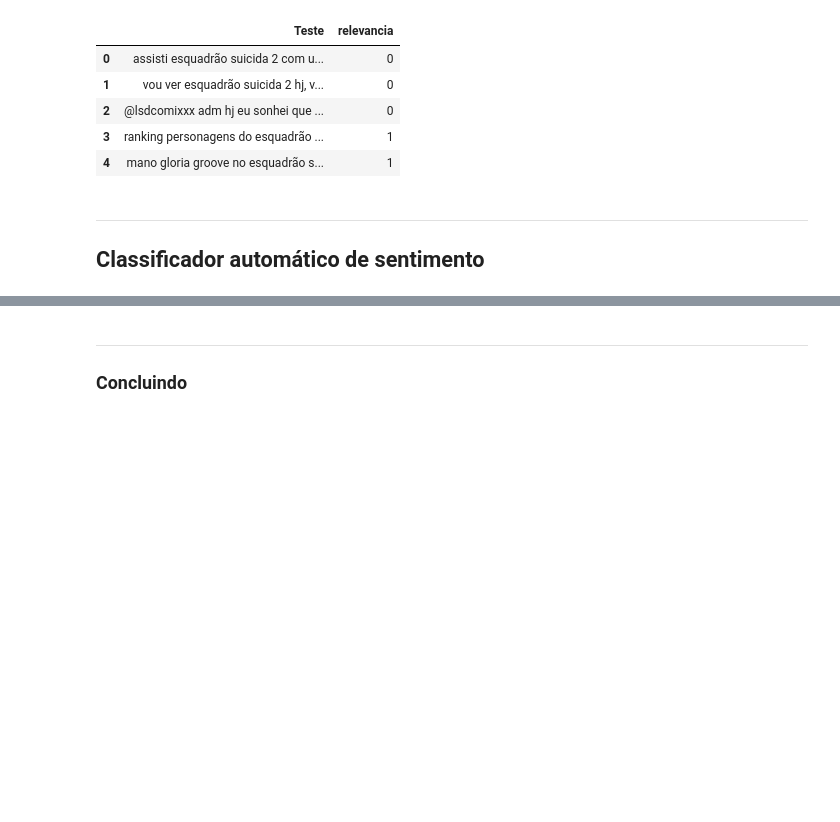
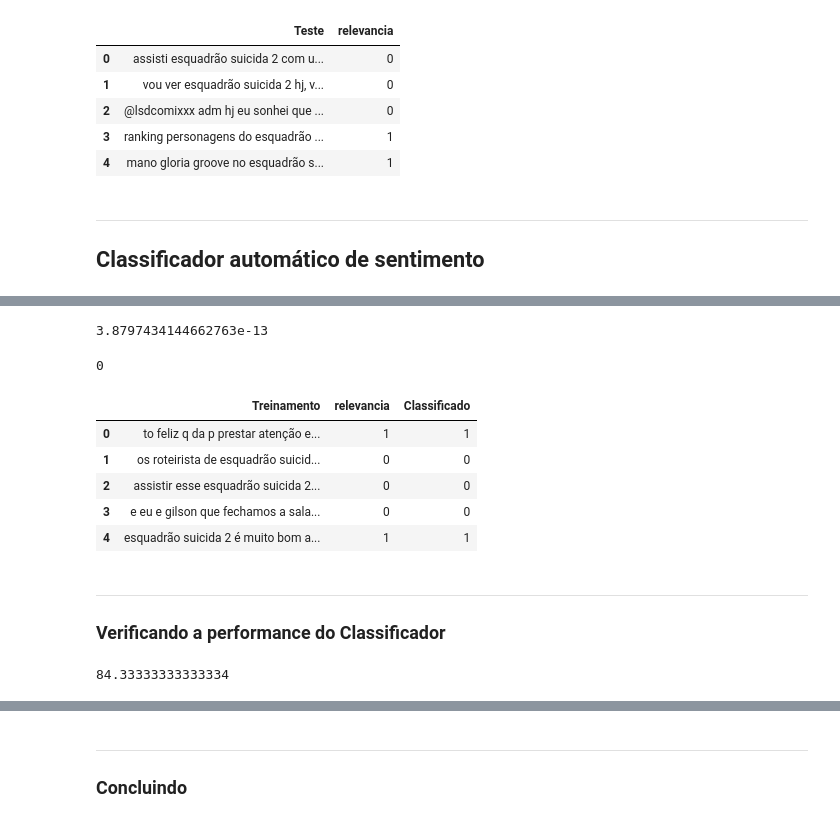
Before and after one commit to lucasgurgeln/Projeto-1-CDADOS, a Jupyter notebook: Projeto1_Layout_Classificador.ipynb, the cells around one changed output, grey strips where cells are left out. Cells and saved outputs as stored; diff of their text form; code cells hidden in the pictures; blank space fills up the shorter version.

```diff
--- a/Projeto1_Layout_Classificador.ipynb
+++ b/Projeto1_Layout_Classificador.ipynb
@@ -287,0 +196,19 @@ Falso Negativo: 19%
+# %%
+# função que determina a probabilidade relevante dado a uma frase
+def prob_R(text):
+    Prob1 = 1
+    for i in text.split():
+        if i in fpdr:
+
+            Alaplace_relevante = laplace(fpdr[i], pr)
+
+            Prob1 *= Alaplace_relevante
+        else:
+            Alaplace_relevante = laplace(0, pr)
+
+            Prob1 *= Alaplace_relevante
+    return Prob1
+
+print(prob_R('assistir esse esquadrão suicida 2 de marola'))
+# %% [output]
+3.8797434144662763e-13
@@ -287,0 +230,36 @@ Falso Negativo: 19%
+# %%
+# fazendo a comparação das probabilidades para delvolver se é relevante ou não
+def probabilidades(text):
+    if prob_R(text)*pr > prob_I(text)*pi:
+        return 1
+    else:
+        return 0
+
+print(probabilidades('vi esquadrão suicida 2 hj com minhas irmã '))
+# %% [output]
+0
+# %%
+dados['Classificado'] = dados.Treinamento.apply(probabilidades)
+dados.head()
+# %% [output]
+|  | Treinamento | relevancia | Classificado |
+| 0 | to feliz q da p prestar atenção e... | 1 | 1 |
+| 1 | os roteirista de esquadrão suicid... | 0 | 0 |
+| 2 | assistir esse esquadrão suicida 2... | 0 | 0 |
+| 3 | e eu e gilson que fechamos a sala... | 0 | 0 |
+| 4 | esquadrão suicida 2 é muito bom a... | 1 | 1 |
+# %% [markdown]
+___
+### Verificando a performance do Classificador
+# %%
+#Aqui nos verificamos a acuracia do nosso modelo para a base de treinamento
+
+dadossepara1=dados.loc[(dados['Classificado']==1)&(dados['relevancia']==1),:]
+dadosverdadeiro1=dadossepara1.shape[0]
+dadossepara2=dados.loc[(dados['Classificado']==0)&(dados['relevancia']==0),:]
+dadosverdadeiro2=dadossepara2.shape[0]
+soma1 = dadosverdadeiro1 + dadosverdadeiro2
+score2=soma1/dados.shape[0]
+print(score2*100)
+# %% [output]
+84.33333333333334
```
Also changed, not shown: parts of 49 cells of this notebook.
